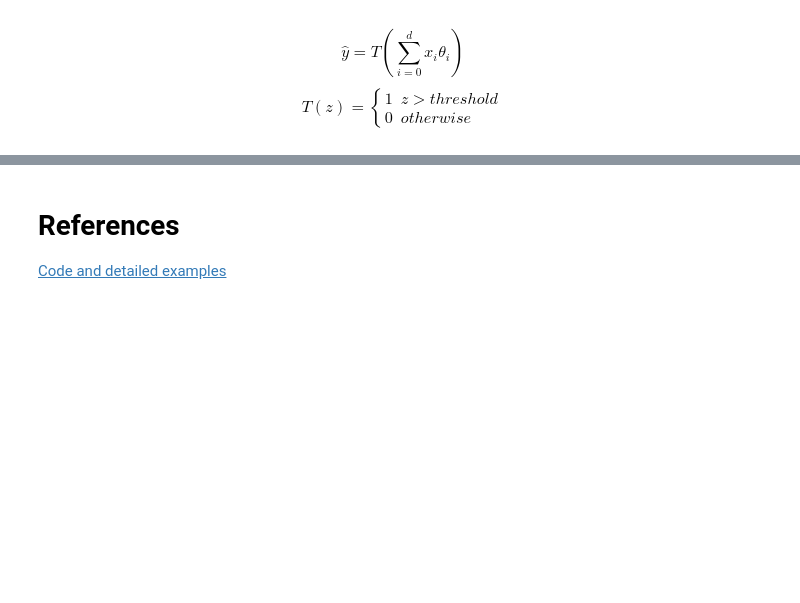
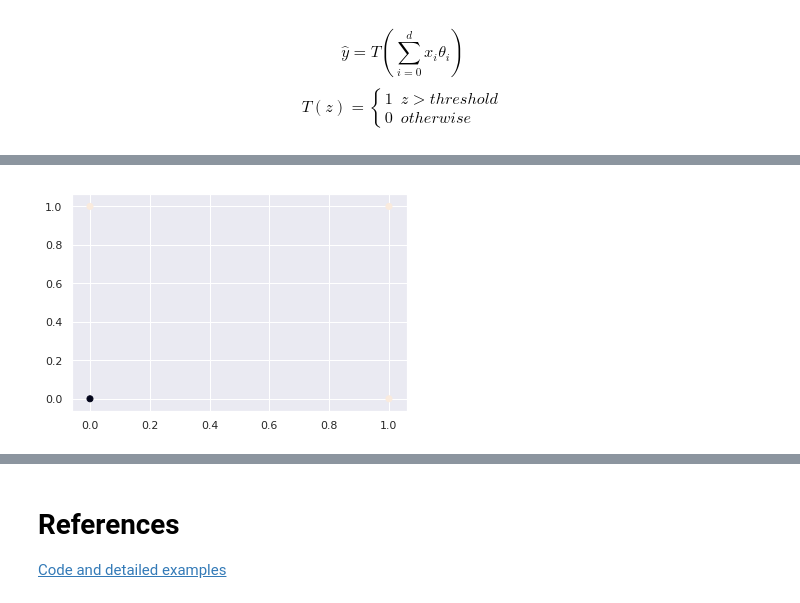
Before and after one commit to jordanott/DeepLearning, a Jupyter notebook: Notebooks/01 Introduction.ipynb, the cells around one changed output, grey strips where cells are left out. Cells and saved outputs as stored; diff of their text form; code cells hidden in the pictures; blank space fills up the shorter version.

```diff
--- a/Notebooks/01 Introduction.ipynb
+++ b/Notebooks/01 Introduction.ipynb
@@ -241,0 +261,3 @@ The code for the above visuals can be found [here](https://github.com/jordanott/
+# %%
+df = pd.DataFrame([[0,0,0],[0,1,1],[1,0,1],[1,1,1]],columns=['x1','x2','y'])
+df.head()
@@ -241,0 +270,5 @@ The code for the above visuals can be found [here](https://github.com/jordanott/
+# %%
+plt.scatter(df['x1'],df['x2'],c=df['y'])
+plt.show()
+# %% [output]
+[figure, added]
```
Also changed, not shown: parts of 37 cells of this notebook, 3 other files.
